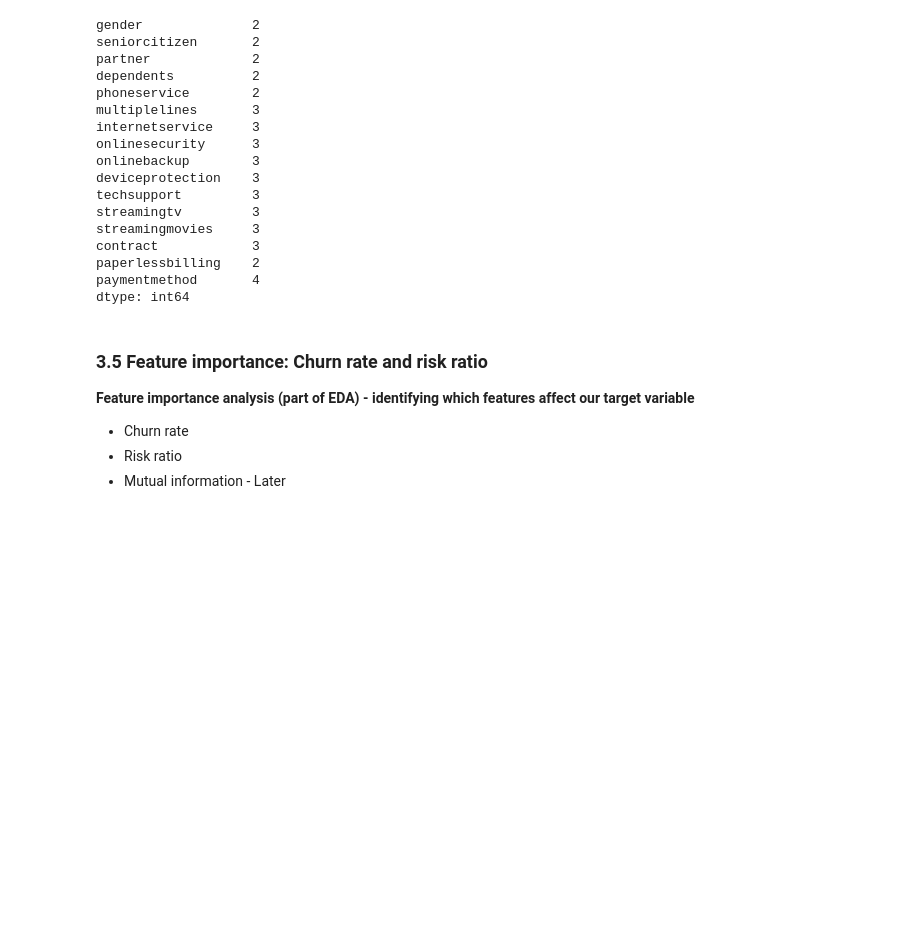
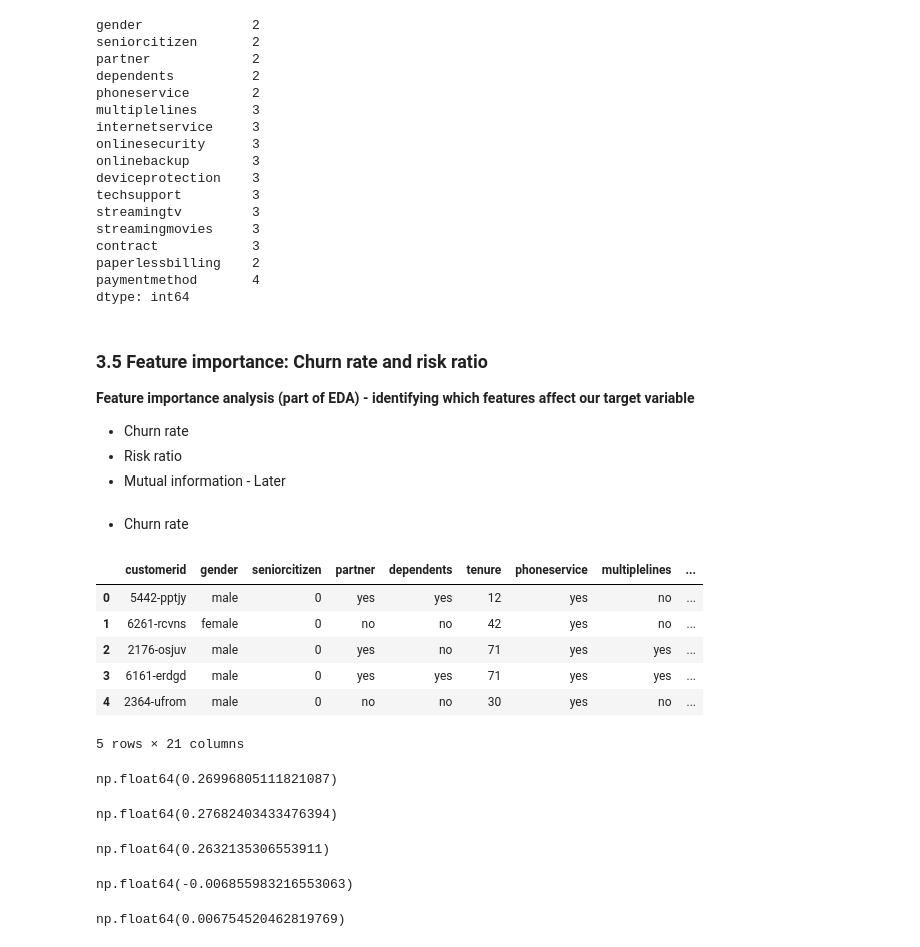
Before and after one commit to EfomahFidelis/Machine-Learning-Zoomcamp, a Jupyter notebook: price_predict_proj/notebooks/03_churn_prediction/03_churn_prediction.ipynb, the cells around one changed output. Drawn from its saved outputs; the diff is of its cells as text; code cells hidden in the pictures; blank space fills up the shorter version.

Commit message:
Identified features affecting target variable Churn rate and risk ratio

```diff
--- a/price_predict_proj/notebooks/03_churn_prediction/03_churn_prediction.ipynb
+++ b/price_predict_proj/notebooks/03_churn_prediction/03_churn_prediction.ipynb
@@ -500,3 +500,53 @@ dtype: int64
 * Churn rate
 * Risk ratio
 * Mutual information - Later
+# %% [markdown]
+
+
+* Churn rate
+# %%
+# examine churn rate within each / different groups
+df_full_train.head()
+# %% [output]
+|  | customerid | gender | seniorcitizen | partner | dependents | tenure | phoneservice | multiplelines | ... |
+| 0 | 5442-pptjy | male | 0 | yes | yes | 12 | yes | no | ... |
+| 1 | 6261-rcvns | female | 0 | no | no | 42 | yes | no | ... |
+| 2 | 2176-osjuv | male | 0 | yes | no | 71 | yes | yes | ... |
+| 3 | 6161-erdgd | male | 0 | yes | yes | 71 | yes | yes | ... |
+| 4 | 2364-ufrom | male | 0 | no | no | 30 | yes | no | ... |
+5 rows × 21 columns
+# %%
+# compute the global churn rate irrespective of variable class (numerical or categorical)
+global_churn = df_full_train.churn.mean()
+global_churn
+# %% [output]
+np.float64(0.26996805111821087)
+# %%
+# examine churn rate within gender:
+# compute churn rate within female customers
+churn_female = df_full_train[df_full_train.gender == 'female'].churn.mean()
+churn_female
+# %% [output]
+np.float64(0.27682403433476394)
+# %%
+# compute churn rate within male customers
+churn_male = df_full_train[df_full_train.gender == 'male'].churn.mean()
+churn_male
+# %% [output]
+np.float64(0.2632135306553911)
+# %%
+# less tha 1% difference between global churn rate and churn rates within female customers
+diff_global_female = global_churn - churn_female
+
+# INTERPRETATION: global_churn rate < zero implies female customers are MORE LIKELY to churn. But a negative  0.7% churn rate difference isn't so significant.
+diff_global_female
+# %% [output]
+np.float64(-0.006855983216553063)
+# %%
+# less than 1% difference between global churn rate and churn rates within male customers
+diff_global_male = global_churn - churn_male
+
+# INTERPRETATION: global_churn rate > zero implies male customers are LESS LIKELY to churn. But positive 0.7% churn rate difference isn't so significant.
+diff_global_male
+# %% [output]
+np.float64(0.006754520462819769)
```
Also changed, not shown: parts of 17 cells of this notebook.
